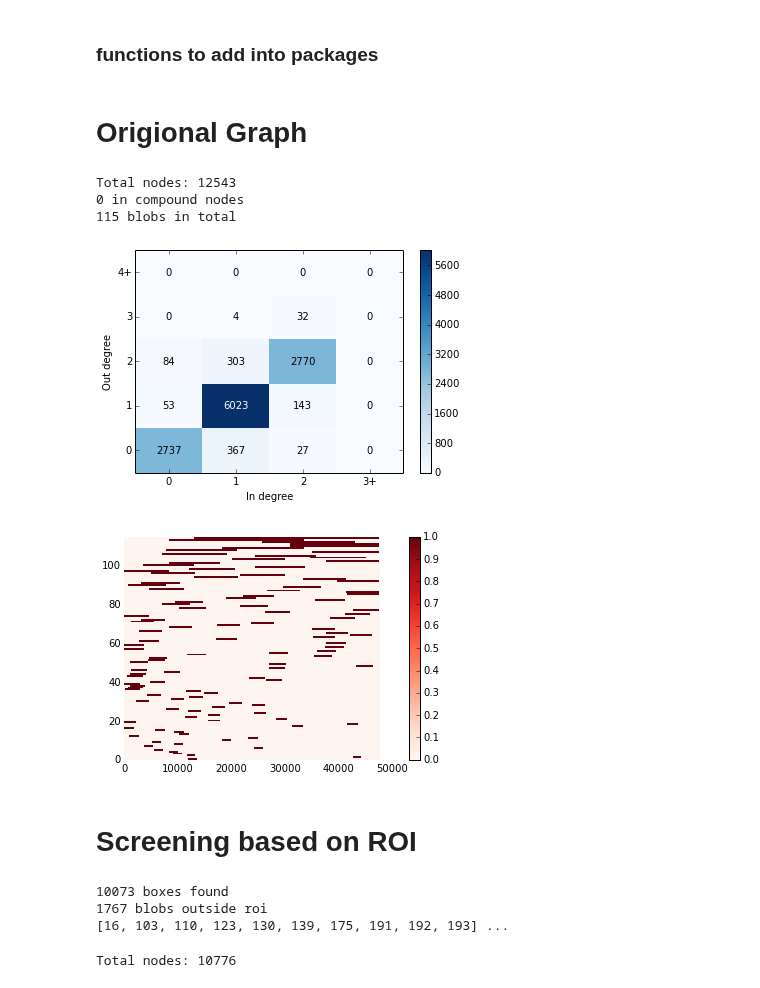
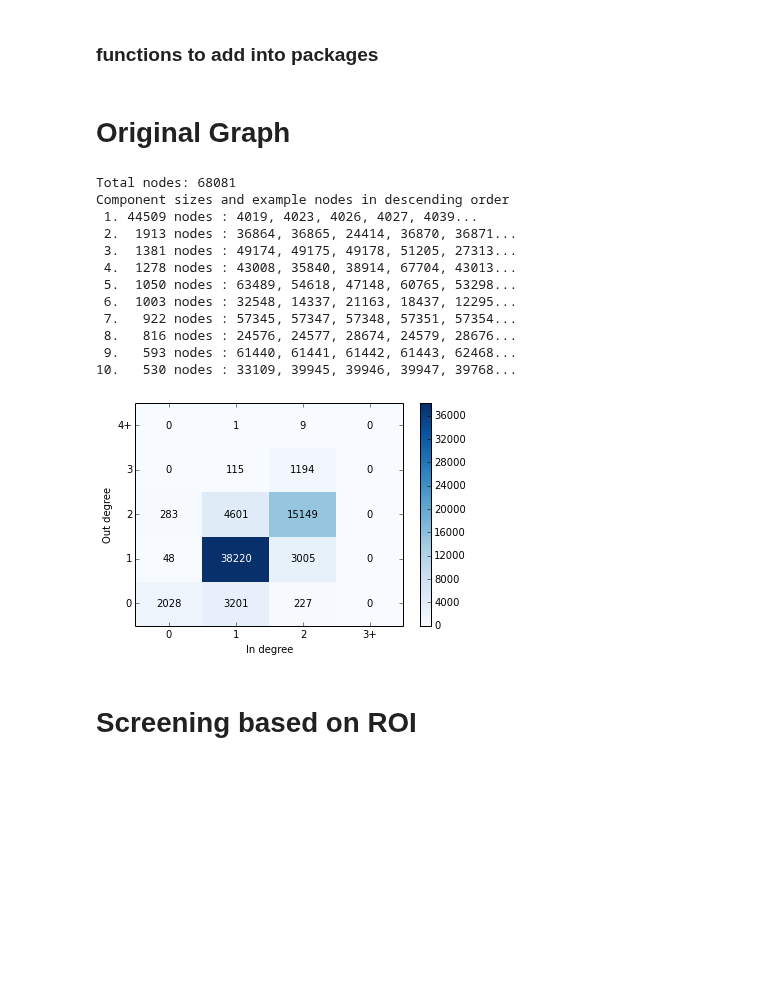
Before and after one commit to amarallab/waldo, a Jupyter notebook: workbooks/beyond_collisions.ipynb, the cells around one changed output. Cells and saved outputs as stored; diff of their text form; code cells hidden in the pictures; blank space fills up the shorter version.

```diff
--- a/workbooks/beyond_collisions.ipynb
+++ b/workbooks/beyond_collisions.ipynb
@@ -168,49 +134,42 @@ def compile_processed(graph_mod):
     sf = plot_exist(fig, ax, blobs, sort_col=['life'])
     #plt.show()
     return list(blobs['life'])
+# %%
+def component_size_summary(graph):
+    Gcc = nx.connected_component_subgraphs(graph.to_undirected())
+    print("Component sizes and example nodes in descending order")
+    for n, G in enumerate(Gcc[:10], start=1):
+        print("{:>2d}. {:>5d} nodes : {}...".format(
+                n, len(G), ', '.join([str(node) for node, _ in zip(G.nodes_iter(), range(5))])))
 # %% [markdown]
-# Origional Graph
+# Original Graph
 # %%
 #ex_id = '20130614_120518'
 ex_id = '20130318_131111'
-ex_id = '20130414_140704'
+#ex_id = '20130414_140704'
 
-#initialize
+# load experiment
 experiment = multiworm.Experiment(experiment_id=ex_id)
 experiment.load_summary(graph=True)
 graph = experiment.collision_graph
 
-# show basics
+# show basic info
 print("Total nodes: {}".format(len(graph)))
 collider.viz.direct_degree_distribution(graph, (3, 4))
-
-lifespans1 = calc_lifespans(graph)
-good_lifespan1 = compile_processed(graph)
-plt.show()
-
-graph_mod = graph.copy()
+component_size_summary(graph)
 # %% [output]
-Total nodes: 12543
-0 in compound nodes
-115 blobs in total
+Total nodes: 68081
+Component sizes and example nodes in descending order
+ 1. 44509 nodes : 4019, 4023, 4026, 4027, 4039...
+ 2.  1913 nodes : 36864, 36865, 24414, 36870, 36871...
+ 3.  1381 nodes : 49174, 49175, 49178, 51205, 27313...
+ 4.  1278 nodes : 43008, 35840, 38914, 67704, 43013...
+ 5.  1050 nodes : 63489, 54618, 47148, 60765, 53298...
+ 6.  1003 nodes : 32548, 14337, 21163, 18437, 12295...
+ 7.   922 nodes : 57345, 57347, 57348, 57351, 57354...
+ 8.   816 nodes : 24576, 24577, 28674, 24579, 28676...
+ 9.   593 nodes : 61440, 61441, 61442, 61443, 62468...
+10.   530 nodes : 33109, 39945, 39946, 39947, 39768...
-[figure, old version]
+[figure, new version]
-[figure, removed]
 # %% [markdown]
 # Screening based on ROI
-# %%
-# calculate which nodes are outside of region of interest
-boxes = boxes_from_experiment(experiment)
-print(len(boxes), 'boxes found')
-out = find_outside_blobs(ex_id, boxes)
-print(len(out), 'blobs outside roi')
-print(out[:10], '...')
-# %% [output]
-10073 boxes found
-1767 blobs outside roi
-[16, 103, 110, 123, 130, 139, 175, 191, 192, 193] ...
-# %%
-# remove outside nodes
-graph_mod.remove_nodes_from(out)
-print("Total nodes: {}".format(len(graph_mod)))
-# %% [output]
-Total nodes: 10776
```
Also changed, not shown: parts of 17 cells of this notebook, 6 other files.
